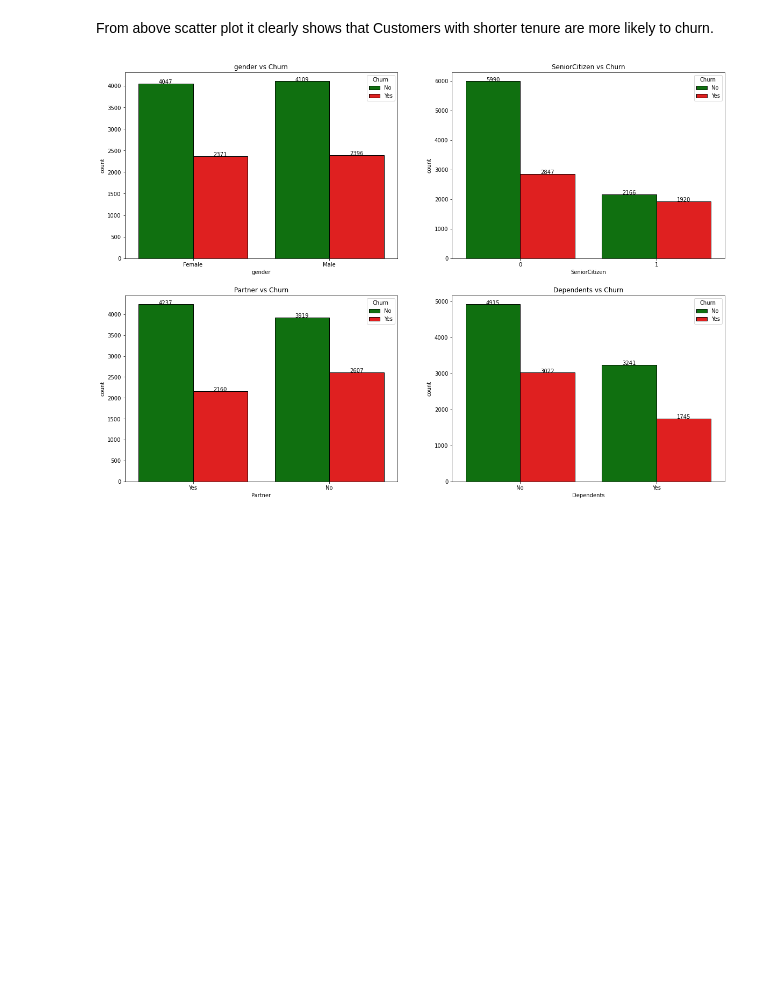
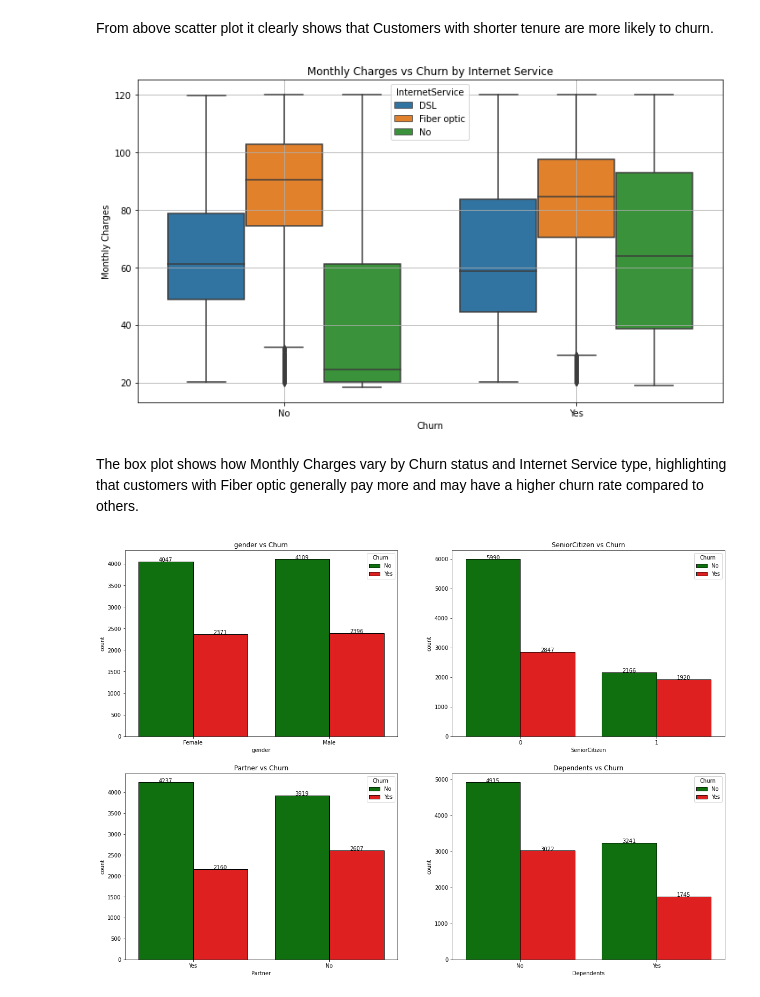
Before and after one commit to Tejpandey7/Cuatomer-_churn-analysis, a Jupyter notebook: churn_analysis.ipynb, the cells around one changed output. Cells and saved outputs as stored; diff of their text form; code cells hidden in the pictures; blank space fills up the shorter version.

Commit message:
join two table by SQLite and create box plot

```diff
--- a/churn_analysis.ipynb
+++ b/churn_analysis.ipynb
@@ -418,6 +418,30 @@ plt.show()
 [figure]
 # %% [markdown]
 From above scatter plot it clearly shows that Customers with shorter tenure are more likely to churn.
+# %%
+query = """
+SELECT
+    ci.Churn,
+    si.InternetService,
+    si.MonthlyCharges
+FROM customer_info ci
+JOIN service_info si
+ON ci.customerID = si.customerID
+"""
+joined_df = pd.read_sql_query(query, conn)
+# %%
+plt.figure(figsize=(10, 6))
+sns.boxplot(data=joined_df, x='Churn', y='MonthlyCharges', hue='InternetService')
+plt.title('Monthly Charges vs Churn by Internet Service')
+plt.xlabel('Churn')
+plt.ylabel('Monthly Charges')
+plt.grid(True)
+plt.tight_layout()
+plt.show()
+# %% [output]
+[figure, added]
+# %% [markdown]
+The box plot shows how Monthly Charges vary by Churn status and Internet Service type, highlighting that customers with Fiber optic generally pay more and may have a higher churn rate compared to others.
 # %%
 l1 = ['gender','SeniorCitizen','Partner','Dependents'] # Customer Information
 l2 = ['PhoneService','MultipleLines','InternetService','StreamingTV','StreamingMovies',
```
